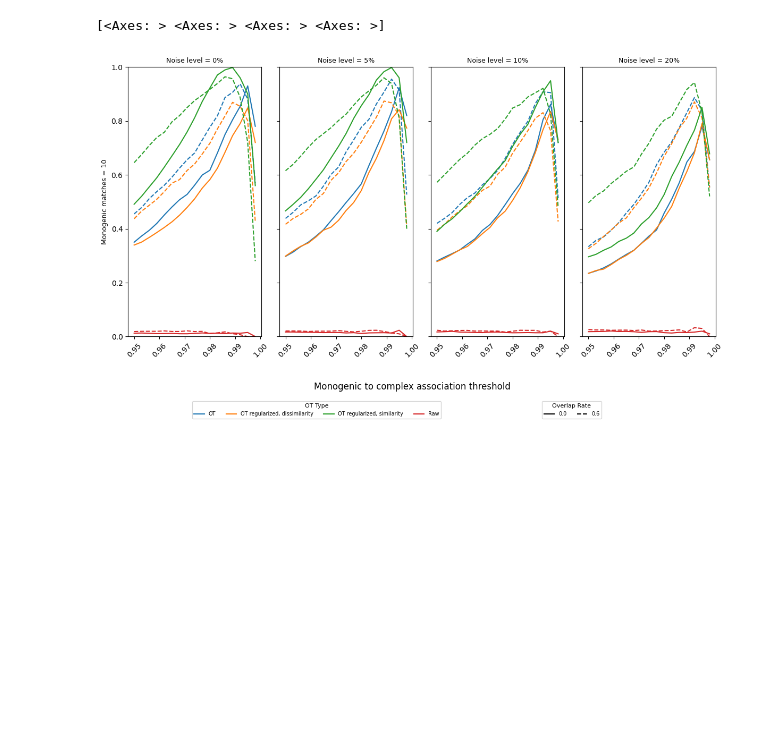
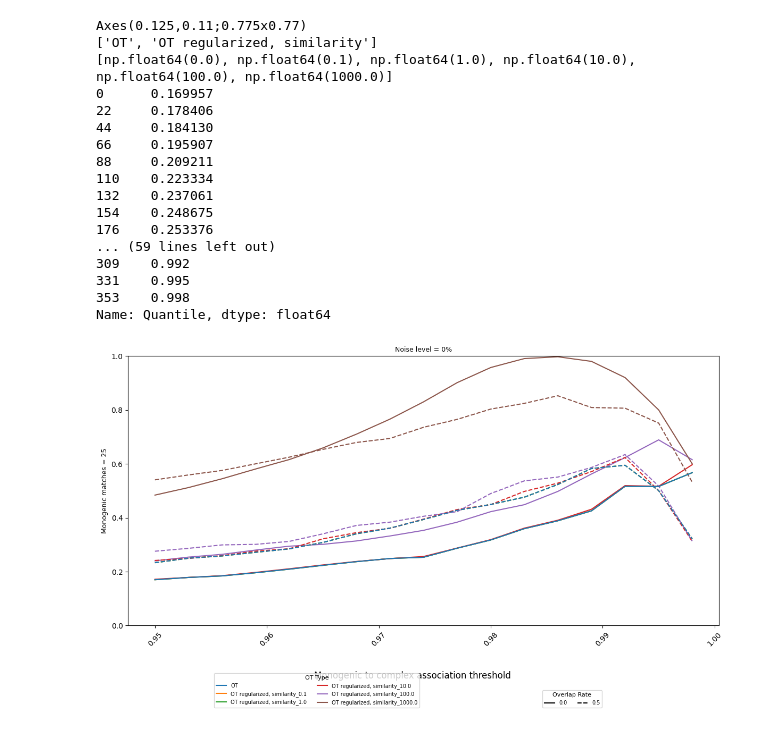
Before and after one commit to averniere/OT_simulation_maladies, a Jupyter notebook: Embeddings/simuls/analyse_resultats.ipynb, the cells around one changed output. Drawn from its saved outputs; the diff is of its cells as text; code cells hidden in the pictures; blank space fills up the shorter version.

Commit message:
modifs plots et tests de différentes variables (eta,...)

```diff
--- a/Embeddings/simuls/analyse_resultats.ipynb
+++ b/Embeddings/simuls/analyse_resultats.ipynb
@@ -27,49 +27,102 @@ fig, axes = plt.subplots(
 print(axes)
 
 colors = plt.rcParams["axes.prop_cycle"].by_key()["color"]
-ot_types = sorted(data_long["OT_type"].unique())
+#ot_types = sorted(data_long["OT_type"].unique())
+ot_types = ['OT', 'OT regularized, similarity']
 overlap_rates = sorted(data_long["overlap_rate"].unique())
+etas = sorted(data_long["eta"].unique())
 linestyles = ["-", "--", "-.", ":"]
+
+color_map = {}
+idx = 0
+for ot in ot_types:
+    if ot == 'OT':
+        color_map[(ot, None)] = colors[idx % len(colors)]
+        idx += 1
+    else:
+        for eta in etas:
+            if eta != 0.0:
+                color_map[(ot, eta)] = colors[idx % len(colors)]
+                idx += 1
 
 for i, n_match in enumerate(n_matches):
     for j, noise in enumerate(noise_levels):
-        if len(n_matches) == 1:
+        if len(n_matches)==1 and len(noise_levels)==1:
+            ax = axes
+        elif len(n_matches) == 1:
             ax = axes[j]
         elif len(noise_levels) == 1:
             ax = axes[i]
         else:
             ax = axes[i, j]
         subset = data_long[(data_long["n_match"] == n_match) & (data_long["noise_level"] == noise)]
 
         for k, ot in enumerate(ot_types):
             for l, rate in enumerate(overlap_rates):
-                sub = subset[(subset["OT_type"] == ot) & (subset["overlap_rate"] == rate)]
-                ax.plot(
-                    sub["Quantile"], sub["Precision"],
-                    color=colors[k % len(colors)],
-                    linestyle=linestyles[l % len(linestyles)],
-                    label=f"{ot} / {rate}" if i == 0 and j == 0 else ""
-                )
+                if ot == 'OT':
+                    sub = subset[(subset["OT_type"] == ot) & (subset["overlap_rate"] == rate) & (subset["eta"] == 0.0)]
+                    print(sub["Precision"])
+                    print(sub["Quantile"])
+                    ax.plot(
+                        sub["Quantile"], sub["Precision"],
+                        color=color_map[(ot, None)],
+                        linestyle=linestyles[l % len(linestyles)],
+                        zorder=10,
+                        label=f"{ot} / {rate}"
+                    )
+                else :
+                    for e, eta in enumerate(etas):
+                        if eta != 0.0 :
+                            sub = subset[(subset["OT_type"] == ot) & (subset["overlap_rate"] == rate) & (subset["eta"] == eta)]
+                            ax.plot(
+                                sub["Quantile"], sub["Precision"],
+                                color=color_map[(ot, eta)],
+                                linestyle=linestyles[l % len(linestyles)],
+                                label=f"{ot} / {rate}/ {eta}" if i == 0 and j == 0 else ""
+                            )
 
         ax.set_ylim(0, 1)
         ax.tick_params(axis="x", rotation=45)
 
         if i == 0:
             ax.set_title(f"Noise level = {noise * 100:.0f}%", fontsize=9)
         if j == 0:
             ax.set_ylabel(f"Monogenic matches = {n_match}", fontsize=9)
 
 # Légendes séparées pour OT_type et overlap_rate
-ot_handles = [plt.Line2D([0], [0], color=colors[k % len(colors)], label=str(ot)) for k, ot in enumerate(ot_types)]
+ot_handles = []
+for k, ot in enumerate(ot_types):
+    if ot == 'OT':
+        ot_handles.append(plt.Line2D([0], [0], color=color_map[(ot, None)], label=f"{str(ot)}"))
+    else :
+        for e, eta in enumerate(etas):
+            if eta != 0.0:
+                ot_handles.append(plt.Line2D([0], [0], color=color_map[(ot, eta)], label=f"{str(ot)}_{eta}"))
 rate_handles = [plt.Line2D([0], [0], color="black", linestyle=linestyles[l % len(linestyles)], label=str(r)) for l, r in enumerate(overlap_rates)]
 
 fig.legend(handles=ot_handles, loc="lower center", ncol=len(ot_types), bbox_to_anchor=(0.35, 0), fontsize=7, title="OT Type", title_fontsize=8)
 fig.legend(handles=rate_handles, loc="lower center", ncol=len(overlap_rates), bbox_to_anchor=(0.75, 0), fontsize=7, title="Overlap Rate", title_fontsize=8)
 
 fig.supxlabel("Monogenic to complex association threshold", y=0.08)
 plt.tight_layout(rect=[0, 0.1, 1, 1])
 
 plt.show()
 # %% [output]
-[<Axes: > <Axes: > <Axes: > <Axes: >]
+Axes(0.125,0.11;0.775x0.77)
+['OT', 'OT regularized, similarity']
+[np.float64(0.0), np.float64(0.1), np.float64(1.0), np.float64(10.0), np.float64(100.0), np.float64(1000.0)]
+0      0.169957
+22     0.178406
+44     0.184130
+66     0.195907
+88     0.209211
+110    0.223334
+132    0.237061
+154    0.248675
+176    0.253376
+... (59 lines left out)
+309    0.992
+331    0.995
+353    0.998
+Name: Quantile, dtype: float64
-[figure, old version]
+[figure, new version]
```
Also changed, not shown: 4 other files.
